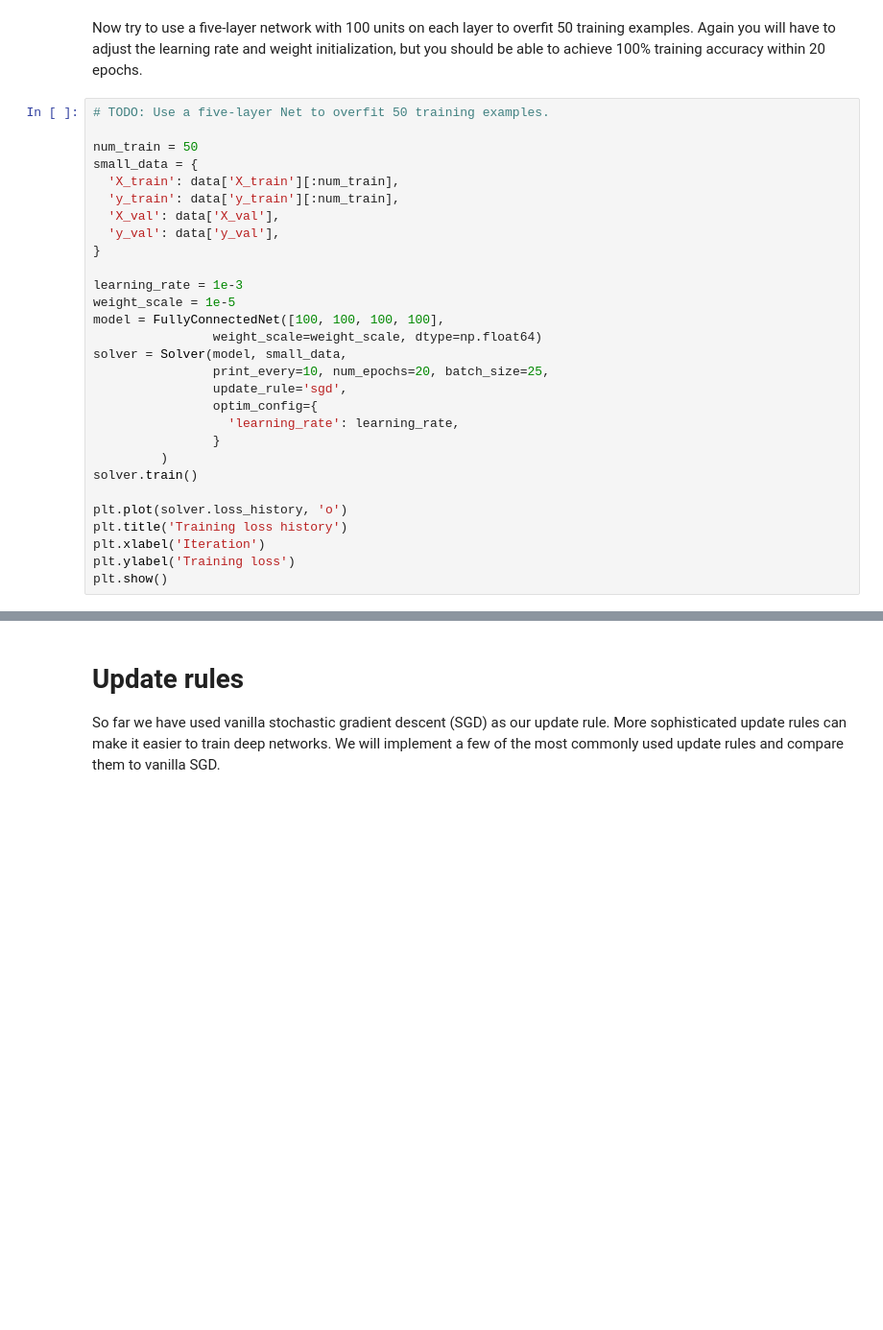
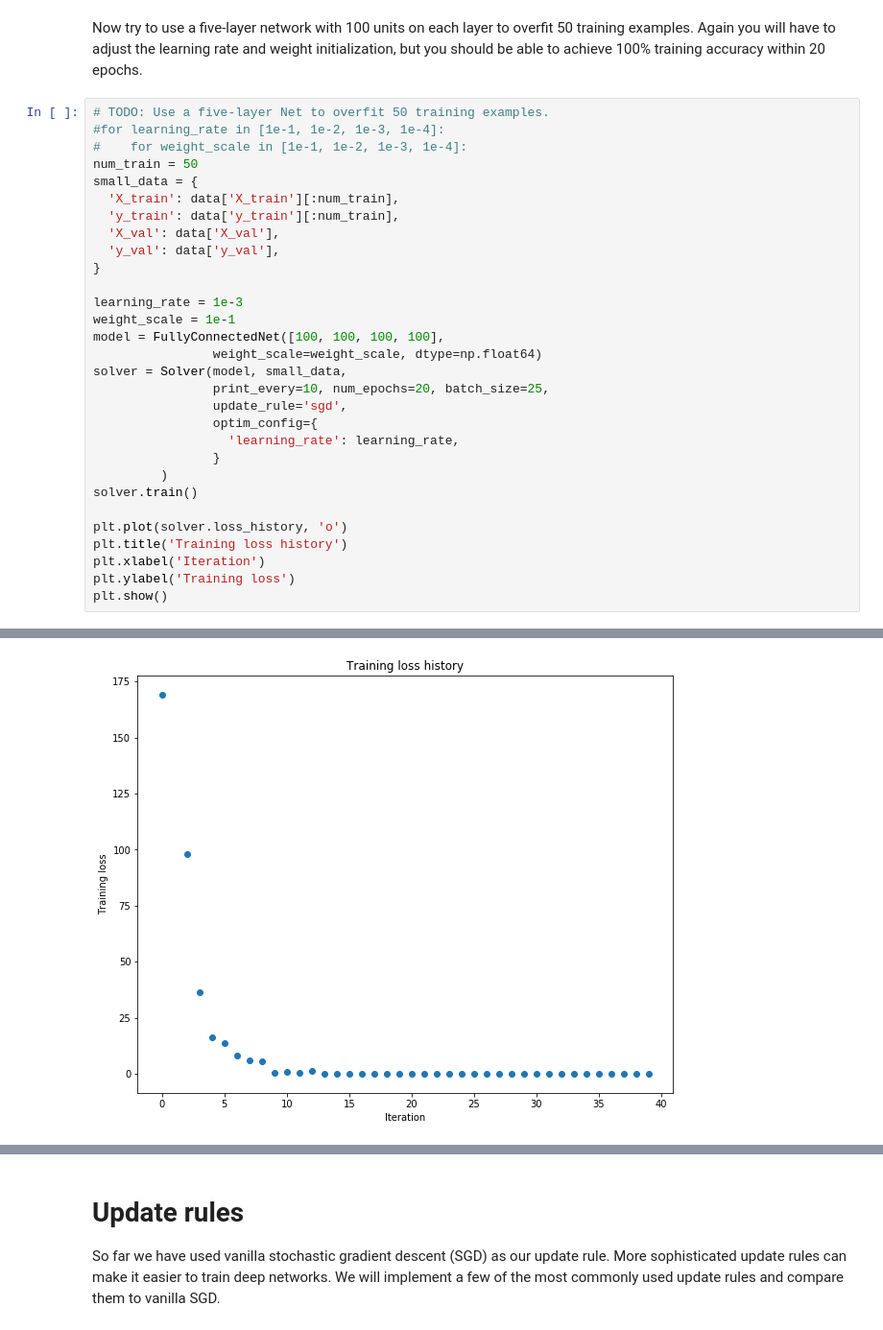
Before and after one commit to ma-thornburg/stanford-CS231, a Jupyter notebook: assignment2/FullyConnectedNets.ipynb, the cells around one changed output, grey strips where cells are left out. Shown at 96% size. Drawn from its saved outputs; the diff is of its cells as text; blank space fills up the shorter version.

```diff
--- a/assignment2/FullyConnectedNets.ipynb
+++ b/assignment2/FullyConnectedNets.ipynb
@@ -440,7 +476,8 @@ plt.show()
 Now try to use a five-layer network with 100 units on each layer to overfit 50 training examples. Again you will have to adjust the learning rate and weight initialization, but you should be able to achieve 100% training accuracy within 20 epochs.
 # %%
 # TODO: Use a five-layer Net to overfit 50 training examples.
-
+#for learning_rate in [1e-1, 1e-2, 1e-3, 1e-4]:
+#    for weight_scale in [1e-1, 1e-2, 1e-3, 1e-4]:
 num_train = 50
 small_data = {
   'X_train': data['X_train'][:num_train],
@@ -450,7 +487,7 @@ small_data = {
 }
 
 learning_rate = 1e-3
-weight_scale = 1e-5
+weight_scale = 1e-1
 model = FullyConnectedNet([100, 100, 100, 100],
                 weight_scale=weight_scale, dtype=np.float64)
 solver = Solver(model, small_data,
@@ -467,3 +504,4 @@ plt.title('Training loss history')
 plt.xlabel('Iteration')
 plt.ylabel('Training loss')
 plt.show()
+# %% [output]
@@ -470,3 +525,4 @@ plt.show()
+[figure, added]
 # %% [markdown]
 # Inline question:
 Did you notice anything about the comparative difficulty of training the three-layer net vs training the five layer net?
```
Also changed, not shown: parts of 5 cells of this notebook, 1 other file.
